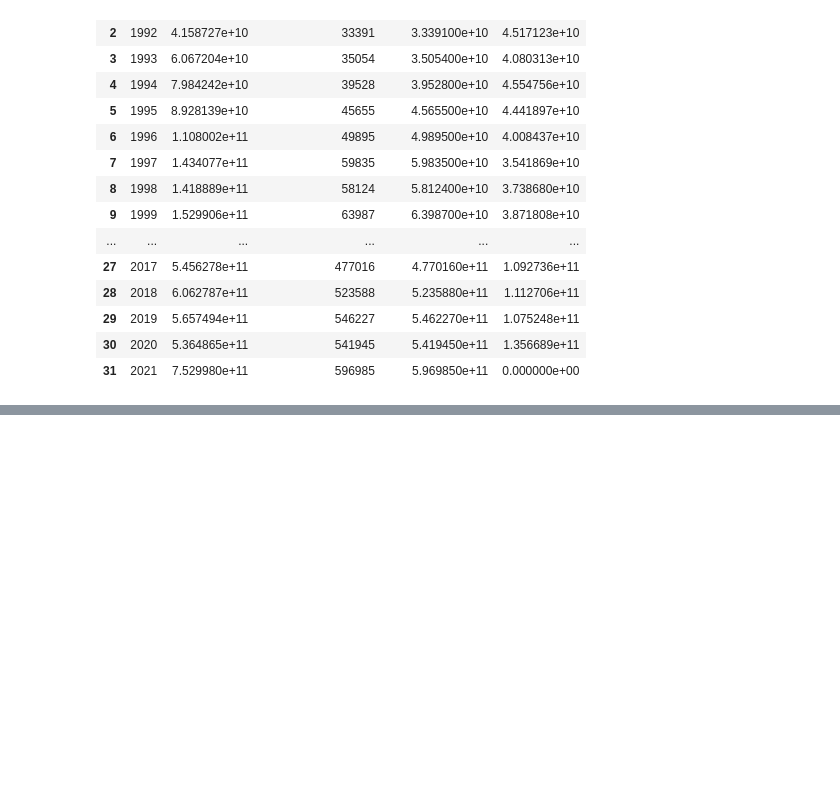
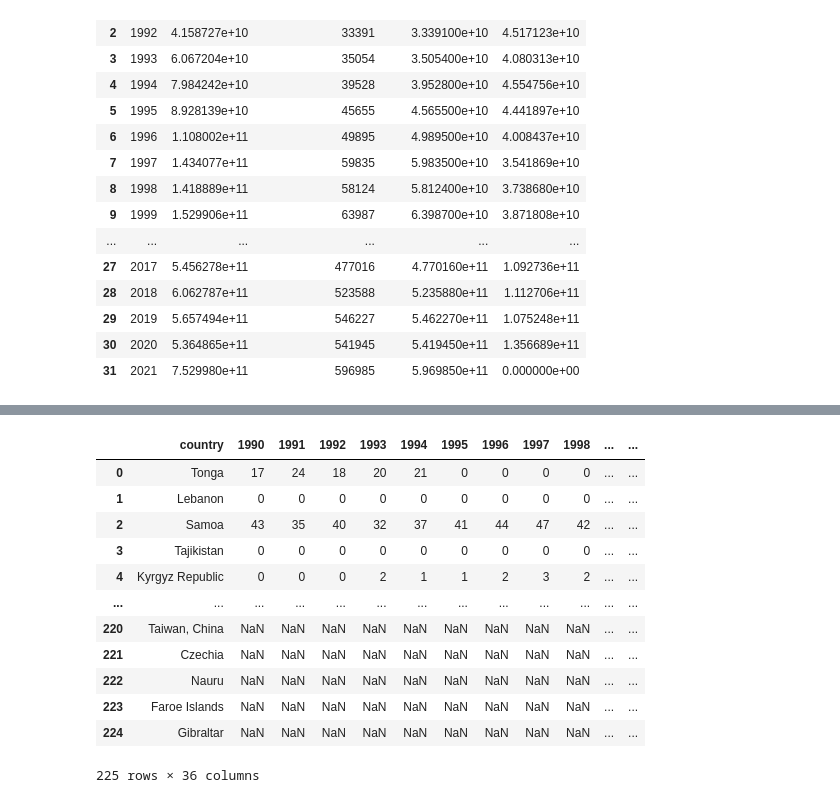
Before and after one commit to kellywaldro/remittances, a Jupyter notebook: merging.ipynb, the cells around one changed output, grey strips where cells are left out. Drawn from its saved outputs; the diff is of its cells as text; code cells hidden in the pictures; blank space fills up the shorter version.

```diff
--- a/merging.ipynb
+++ b/merging.ipynb
@@ -491,0 +538,16 @@ fdi_remit_oda_df.to_csv('fdi_remit_oda.csv', index=False)
+# %%
+remittances_raw
+# %% [output]
+|  | country | 1990 | 1991 | 1992 | 1993 | 1994 | 1995 | 1996 | 1997 | 1998 | ... | ... |
+| 0 | Tonga | 17 | 24 | 18 | 20 | 21 | 0 | 0 | 0 | 0 | ... | ... |
+| 1 | Lebanon | 0 | 0 | 0 | 0 | 0 | 0 | 0 | 0 | 0 | ... | ... |
+| 2 | Samoa | 43 | 35 | 40 | 32 | 37 | 41 | 44 | 47 | 42 | ... | ... |
+| 3 | Tajikistan | 0 | 0 | 0 | 0 | 0 | 0 | 0 | 0 | 0 | ... | ... |
+| 4 | Kyrgyz Republic | 0 | 0 | 0 | 2 | 1 | 1 | 2 | 3 | 2 | ... | ... |
+| ... | ... | ... | ... | ... | ... | ... | ... | ... | ... | ... | ... | ... |
+| 220 | Taiwan, China | NaN | NaN | NaN | NaN | NaN | NaN | NaN | NaN | NaN | ... | ... |
+| 221 | Czechia | NaN | NaN | NaN | NaN | NaN | NaN | NaN | NaN | NaN | ... | ... |
+| 222 | Nauru | NaN | NaN | NaN | NaN | NaN | NaN | NaN | NaN | NaN | ... | ... |
+| 223 | Faroe Islands | NaN | NaN | NaN | NaN | NaN | NaN | NaN | NaN | NaN | ... | ... |
+| 224 | Gibraltar | NaN | NaN | NaN | NaN | NaN | NaN | NaN | NaN | NaN | ... | ... |
+225 rows × 36 columns
```
Also changed, not shown: parts of 24 cells of this notebook, 2 other files.
